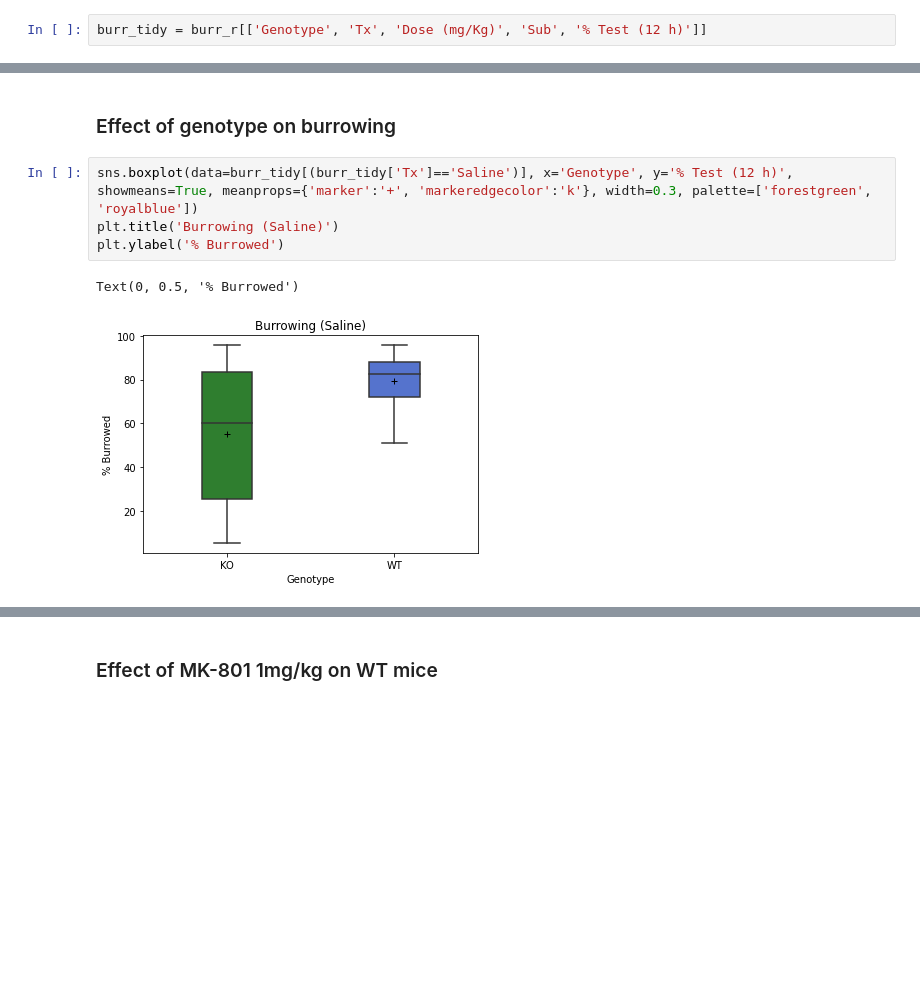
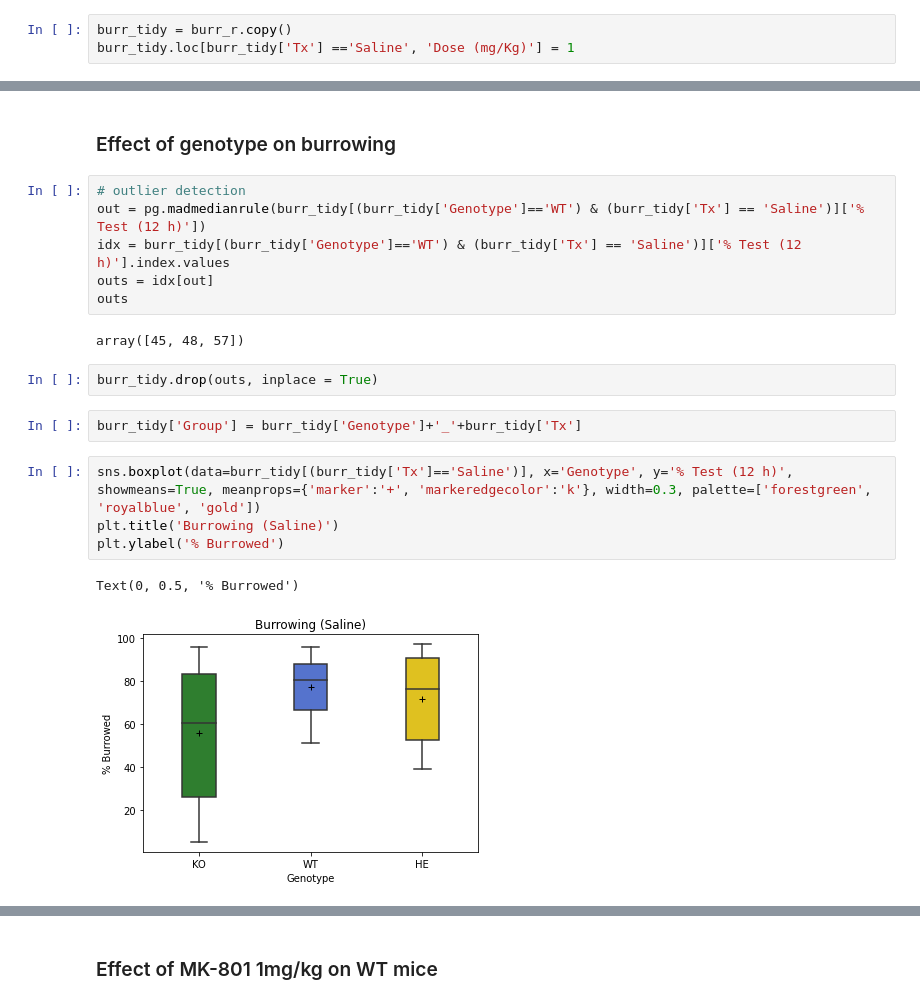
Before and after one commit to FMendezSlc/NeuroPy, a Jupyter notebook: MK_lifelines.ipynb, the cells around one changed output, grey strips where cells are left out. Saved outputs shown, nothing was run; the diff lists cells and outputs as text; blank space fills up the shorter version.

```diff
--- a/MK_lifelines.ipynb
+++ b/MK_lifelines.ipynb
@@ -296,2 +449,3 @@ burr_r = burr_r[burr_r.Tx !='Naive']
 # %%
-burr_tidy = burr_r[['Genotype', 'Tx', 'Dose (mg/Kg)', 'Sub', '% Test (12 h)']]
+burr_tidy = burr_r.copy()
+burr_tidy.loc[burr_tidy['Tx'] =='Saline', 'Dose (mg/Kg)'] = 1
@@ -327,12 +479,24 @@ plt.legend(loc=4)
 # %% [markdown]
 ### Effect of genotype on burrowing
+# %%
+# outlier detection
+out = pg.madmedianrule(burr_tidy[(burr_tidy['Genotype']=='WT') & (burr_tidy['Tx'] == 'Saline')]['% Test (12 h)'])
+idx = burr_tidy[(burr_tidy['Genotype']=='WT') & (burr_tidy['Tx'] == 'Saline')]['% Test (12 h)'].index.values
+outs = idx[out]
+outs
+# %% [output]
+array([45, 48, 57])
+# %%
+burr_tidy.drop(outs, inplace = True)
+# %%
+burr_tidy['Group'] = burr_tidy['Genotype']+'_'+burr_tidy['Tx']
 # %%
-sns.boxplot(data=burr_tidy[(burr_tidy['Tx']=='Saline')], x='Genotype', y='% Test (12 h)', showmeans=True, meanprops={'marker':'+', 'markeredgecolor':'k'}, width=0.3, palette=['forestgreen', 'royalblue'])
+sns.boxplot(data=burr_tidy[(burr_tidy['Tx']=='Saline')], x='Genotype', y='% Test (12 h)', showmeans=True, meanprops={'marker':'+', 'markeredgecolor':'k'}, width=0.3, palette=['forestgreen', 'royalblue', 'gold'])
 plt.title('Burrowing (Saline)')
 plt.ylabel('% Burrowed')
 # %% [output]
 Text(0, 0.5, '% Burrowed')
-[figure, old version]
+[figure, new version]
 # %%
 pg.normality(data=burr_tidy[(burr_tidy['Tx']=='Saline')&(burr_tidy['Dose (mg/Kg)']==1)], dv='% Test (12 h)', group='Genotype', method = 'normaltest')
 # %% [output]
```
Also changed, not shown: parts of 106 cells of this notebook.
